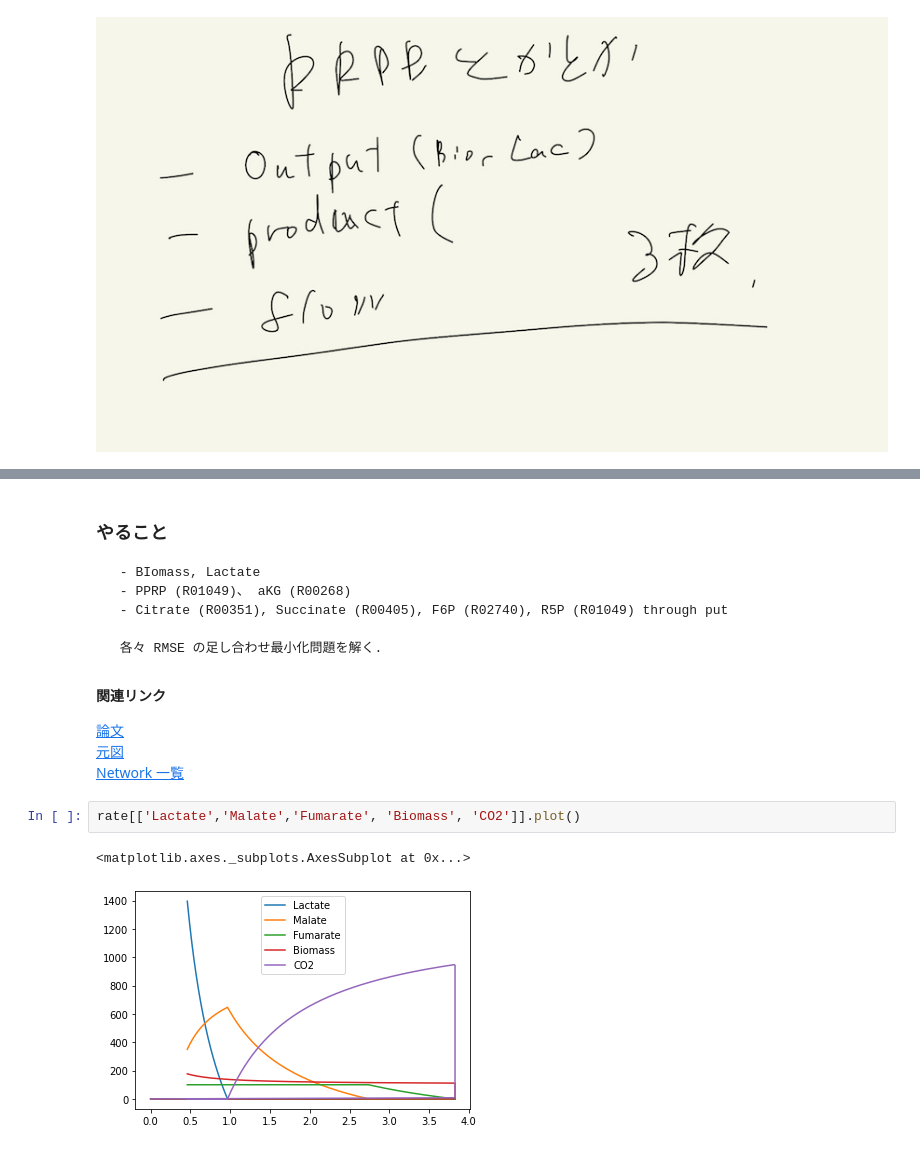
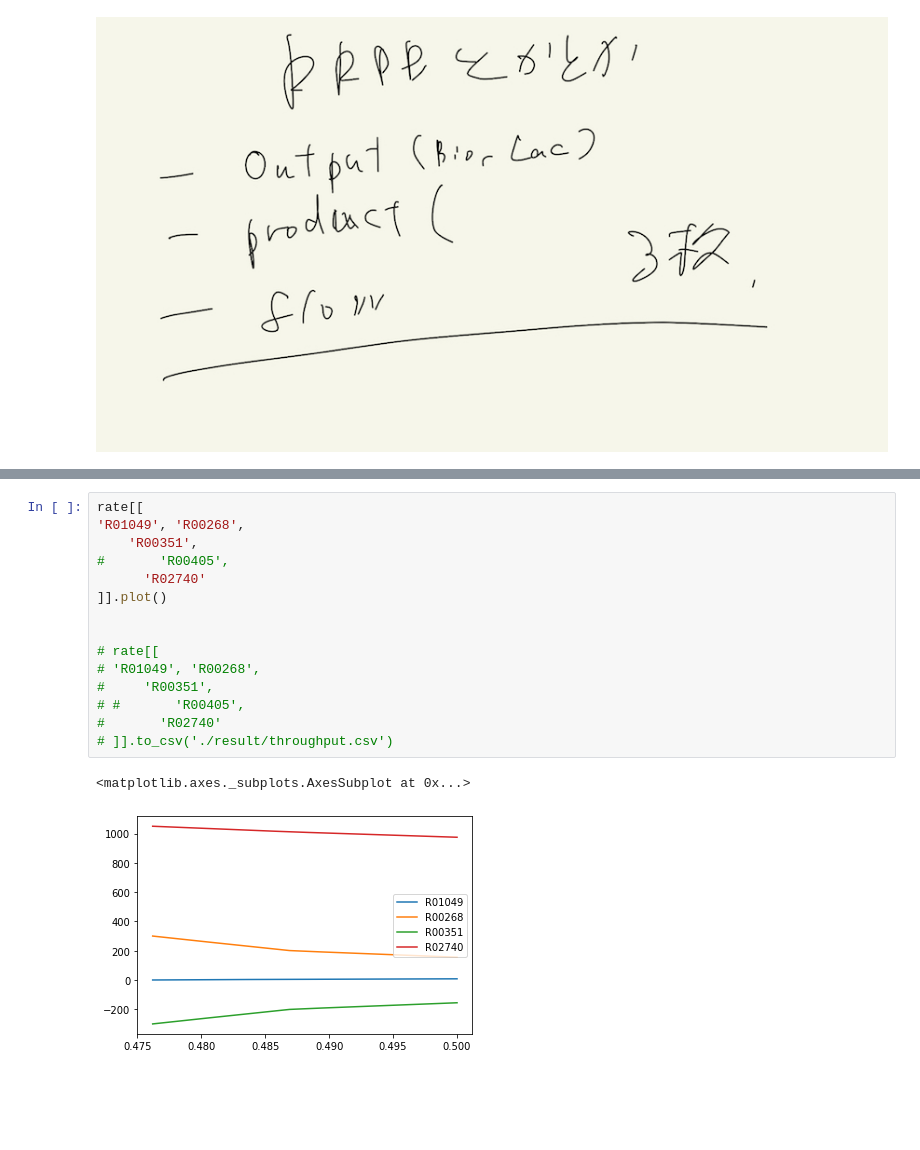
Before and after one commit to inoue0426/Cancer_cell_modeling_using_FBA, a Jupyter notebook: code/make figure.ipynb, the cells around one changed output, grey strips where cells are left out. Saved outputs shown, nothing was run; the diff lists cells and outputs as text; blank space fills up the shorter version.

````diff
--- a/code/make figure.ipynb
+++ b/code/make figure.ipynb
@@ -179,22 +388,19 @@ Index(['R01786', 'R02740', 'R04779', 'R01070', 'R01061', 'R01512', 'R01518',
       dtype='object')
-# %% [markdown]
-### やること
-
-```
- - BIomass, Lactate
- - PPRP (R01049)、 aKG (R00268)
- - Citrate (R00351), Succinate (R00405), F6P (R02740), R5P (R01049) through put
-
- 各々 RMSE の足し合わせ最小化問題を解く.
-```
-
-#### 関連リンク
-
-[論文](https://docs.google.com/document/d/1SipwKsjqhmVmJ-ATw3hlSTfuCcxE7SnWA4C-1Sp9RJc/)
-[元図](http://localhost:8888/notebooks/code/fba%20vs%20metabo%20unnormalize.ipynb)
-[Network 一覧](http://localhost:8888/notebooks/code/network.ipynb)
-# %%
-rate[['Lactate','Malate','Fumarate', 'Biomass', 'CO2']].plot()
-# %% [output]
-<matplotlib.axes._subplots.AxesSubplot at 0x...>
-[figure, removed]
+# %%
+rate[[
+'R01049', 'R00268',
+    'R00351',
+#       'R00405',
+      'R02740'
+]].plot()
+
+
+# rate[[
+# 'R01049', 'R00268',
+#     'R00351',
+# #       'R00405',
+#       'R02740'
+# ]].to_csv('./result/throughput.csv')
+# %% [output]
+<matplotlib.axes._subplots.AxesSubplot at 0x...>
+[figure, added]
````
Also changed, not shown: parts of 23 cells of this notebook, 4 other files.
